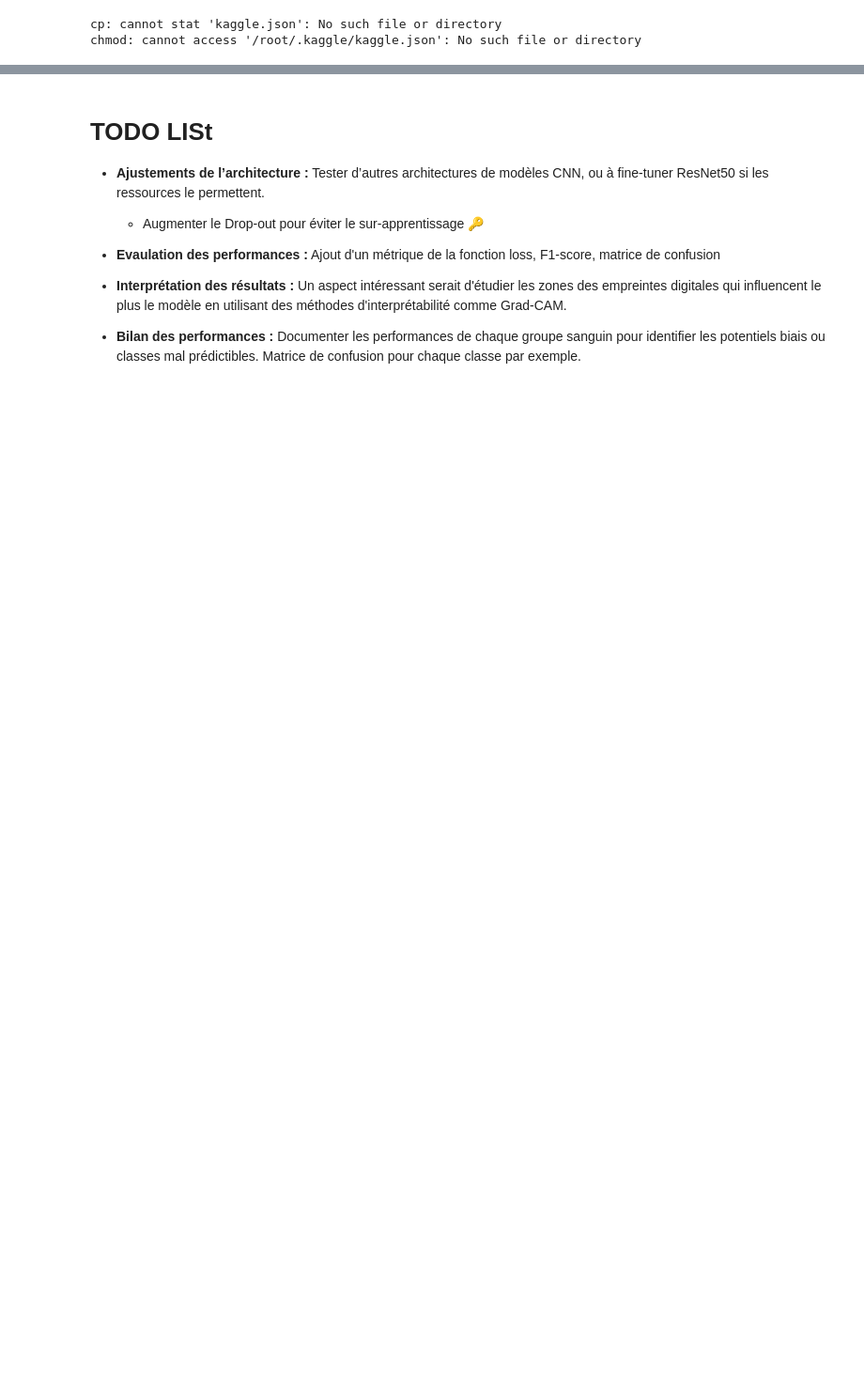
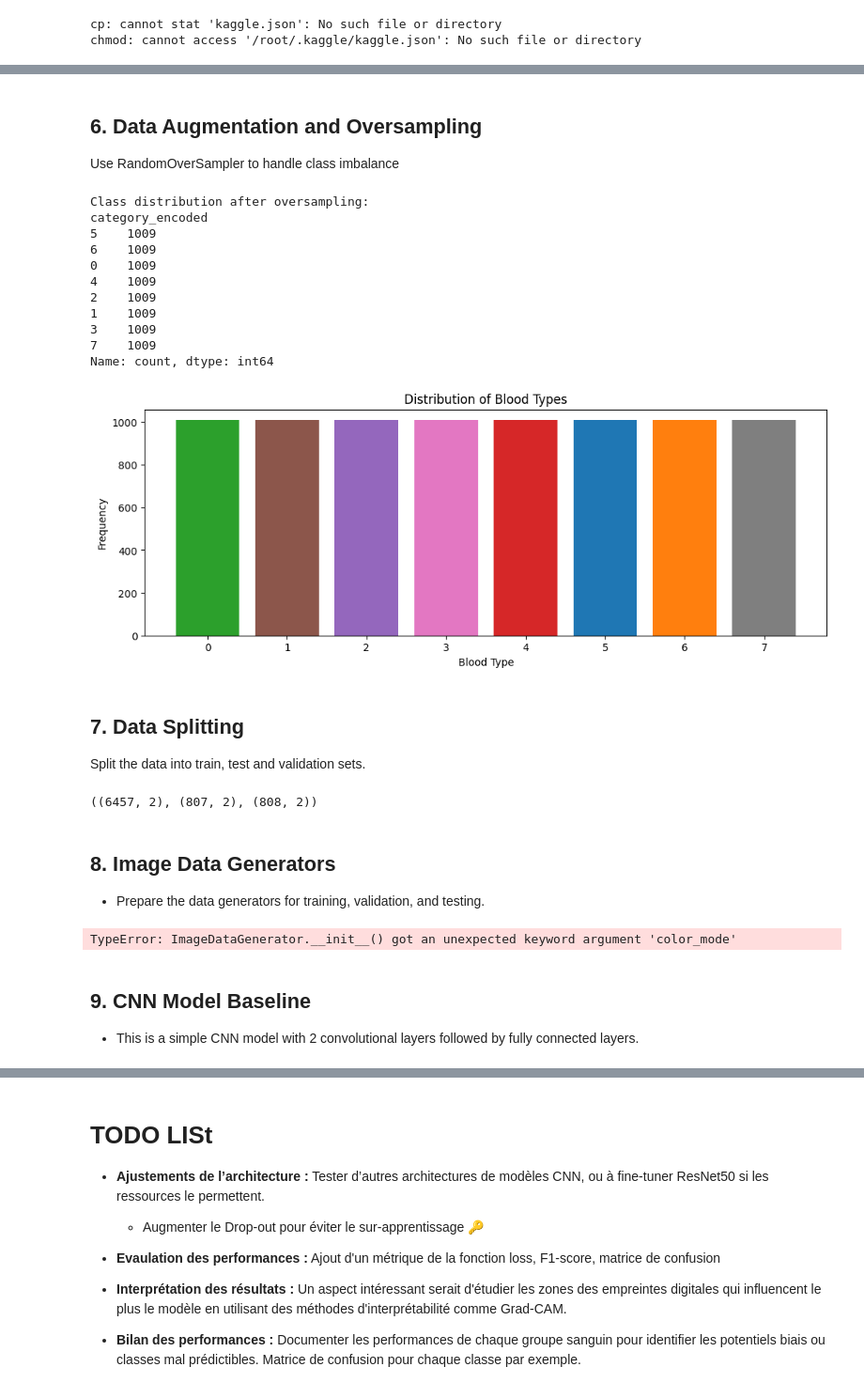
Before and after one commit to youcef-benmohammed/blood.group.detection, a Jupyter notebook: blood_group_detection_using_image_processing_and_deeplearning.ipynb, the cells around one changed output, grey strips where cells are left out. Shown at 94% size. Cells and saved outputs as stored; diff of their text form; code cells hidden in the pictures; blank space fills up the shorter version.

```diff
--- a/blood_group_detection_using_image_processing_and_deeplearning.ipynb
+++ b/blood_group_detection_using_image_processing_and_deeplearning.ipynb
@@ -381,0 +189,77 @@ history = model.fit(
+# %% [markdown]
+## 6. Data Augmentation and Oversampling
+Use RandomOverSampler to handle class imbalance
+# %%
+# Apply oversampling to balance the dataset
+ros = RandomOverSampler(random_state=42)
+X_resampled, y_resampled = ros.fit_resample(df[['filePath']], df['category_encoded'])
+
+# Create a new DataFrame with oversampled data
+df_resampled = pd.DataFrame(X_resampled, columns=['filePath'])
+df_resampled['category_encoded'] = y_resampled
+
+# Check new class distribution
+print("\nClass distribution after oversampling:")
+print(df_resampled['category_encoded'].value_counts())
+
+# Visualize new class distribution
+plot_class_distribution(df_resampled, "category_encoded")
+# %% [output]
+Class distribution after oversampling:
+category_encoded
+5    1009
+6    1009
+0    1009
+4    1009
+2    1009
+1    1009
+3    1009
+7    1009
+Name: count, dtype: int64
+[figure, added]
+# %% [markdown]
+## 7. Data Splitting
+Split the data into train, test and validation sets.
+# %%
+# Split data into training, validation, and test sets
+train_df, temp_df = train_test_split(
+    df_resampled,
+    train_size=0.8,
+    stratify=df_resampled['category_encoded'],
+    random_state=42
+    )
+
+valid_df, test_df = train_test_split(
+    temp_df,
+    test_size=0.5,
+    stratify=temp_df['category_encoded'],
+    random_state=42
+    )
+
+# Check the shape of the splits
+train_df.shape, valid_df.shape, test_df.shape
+# %% [output]
+((6457, 2), (807, 2), (808, 2))
+# %% [markdown]
+## 8. Image Data Generators
+* Prepare the data generators for training, validation, and testing.
+# %%
+# ImageDataGenerators for data preprocessing and augmentation
+train_datagen = ImageDataGenerator(preprocessing_function=tf.keras.applications.resnet50.preprocess_input)
+valid_datagen = ImageDataGenerator(preprocessing_function=tf.keras.applications.resnet50.preprocess_input)
+test_datagen = ImageDataGenerator(preprocessing_function=tf.keras.applications.resnet50.preprocess_input)
+
+# Convert 'category_encoded' to string in all DataFrames
+train_df['category_encoded'] = train_df['category_encoded'].astype(str)
+valid_df['category_encoded'] = valid_df['category_encoded'].astype(str)
+test_df['category_encoded'] = test_df['category_encoded'].astype(str)
+
+# Create image generators
+train_gen = train_datagen.flow_from_dataframe(train_df, x_col='filePath', y_col='category_encoded', target_size=(IMG_ROWS, IMG_COLS, 3), batch_size=BATCH_SIZE, class_mode='sparse')
+valid_gen = valid_datagen.flow_from_dataframe(valid_df, x_col='filePath', y_col='category_encoded', target_size=(IMG_ROWS, IMG_COLS, 3), batch_size=BATCH_SIZE, class_mode='sparse')
+test_gen = test_datagen.flow_from_dataframe(test_df, x_col='filePath', y_col='category_encoded', target_size=(IMG_ROWS, IMG_COLS, 3), batch_size=BATCH_SIZE, class_mode='sparse', shuffle=False)
+# %% [output]
+TypeError: ImageDataGenerator.__init__() got an unexpected keyword argument 'color_mode'
+# %% [markdown]
+## 9.  CNN Model Baseline
+* This is a simple CNN model with 2 convolutional layers followed by fully connected layers.
```
Also changed, not shown: parts of 57 cells of this notebook.
